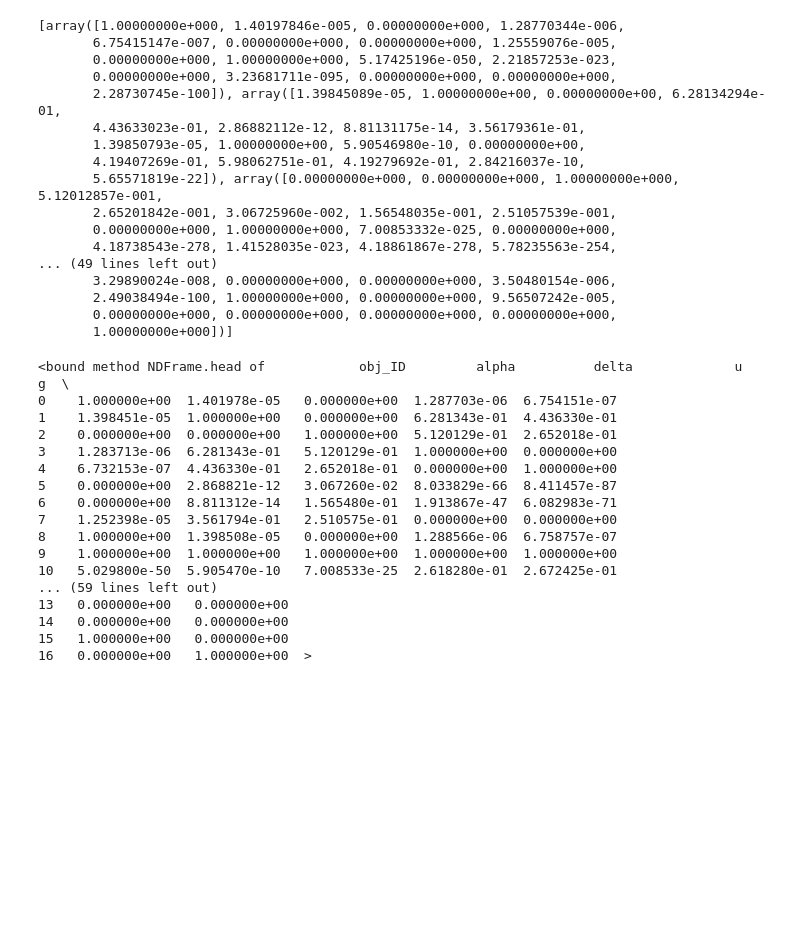
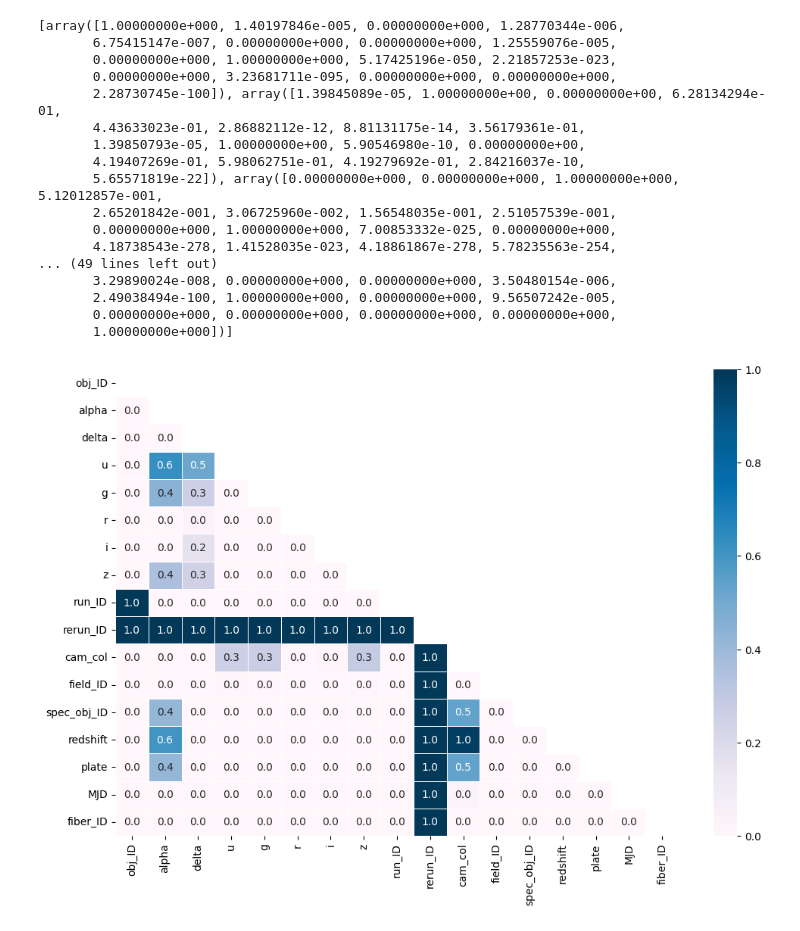
Before and after one commit to sc22lg/ML-Notebooks, a Jupyter notebook: stellar-classification.ipynb, the cells around one changed output. Saved outputs shown, nothing was run; the diff lists cells and outputs as text; code cells hidden in the pictures; blank space fills up the shorter version.

```diff
--- a/stellar-classification.ipynb
+++ b/stellar-classification.ipynb
@@ -93,23 +93,3 @@ print(p_value_matrix)
 pv_df = pd.DataFrame(columns = classless_sd.columns)
 for i in range(len(p_value_matrix)):
     pv_df.loc[i] = p_value_matrix[i]
-
-print(pv_df.head)
-# %% [output]
-<bound method NDFrame.head of            obj_ID         alpha          delta             u             g  \
-0    1.000000e+00  1.401978e-05   0.000000e+00  1.287703e-06  6.754151e-07
-1    1.398451e-05  1.000000e+00   0.000000e+00  6.281343e-01  4.436330e-01
-2    0.000000e+00  0.000000e+00   1.000000e+00  5.120129e-01  2.652018e-01
-3    1.283713e-06  6.281343e-01   5.120129e-01  1.000000e+00  0.000000e+00
-4    6.732153e-07  4.436330e-01   2.652018e-01  0.000000e+00  1.000000e+00
-5    0.000000e+00  2.868821e-12   3.067260e-02  8.033829e-66  8.411457e-87
-6    0.000000e+00  8.811312e-14   1.565480e-01  1.913867e-47  6.082983e-71
-7    1.252398e-05  3.561794e-01   2.510575e-01  0.000000e+00  0.000000e+00
-8    1.000000e+00  1.398508e-05   0.000000e+00  1.288566e-06  6.758757e-07
-9    1.000000e+00  1.000000e+00   1.000000e+00  1.000000e+00  1.000000e+00
-10   5.029800e-50  5.905470e-10   7.008533e-25  2.618280e-01  2.672425e-01
-... (59 lines left out)
-13   0.000000e+00   0.000000e+00
-14   0.000000e+00   0.000000e+00
-15   1.000000e+00   0.000000e+00
-16   0.000000e+00   1.000000e+00  >
@@ -117,0 +96,11 @@ import seaborn as sns
+# %%
+import seaborn as sns
+import matplotlib.pyplot as plt
+
+mask = np.triu(np.ones_like(pv_df, dtype=bool))
+pv_df = pv_df.rename(index = dict(zip(range(len(pv_df.index.values)), list(pv_df.columns.values))))
+f,ax = plt.subplots(figsize=(12,8))
+sns.heatmap(pv_df, cmap="PuBu", annot = True, linewidths=0.5, fmt= '.01f', mask = mask, ax = ax)
+plt.show()
+# %% [output]
+[figure, added]
```
Also changed, not shown: parts of 1 cell of this notebook.
